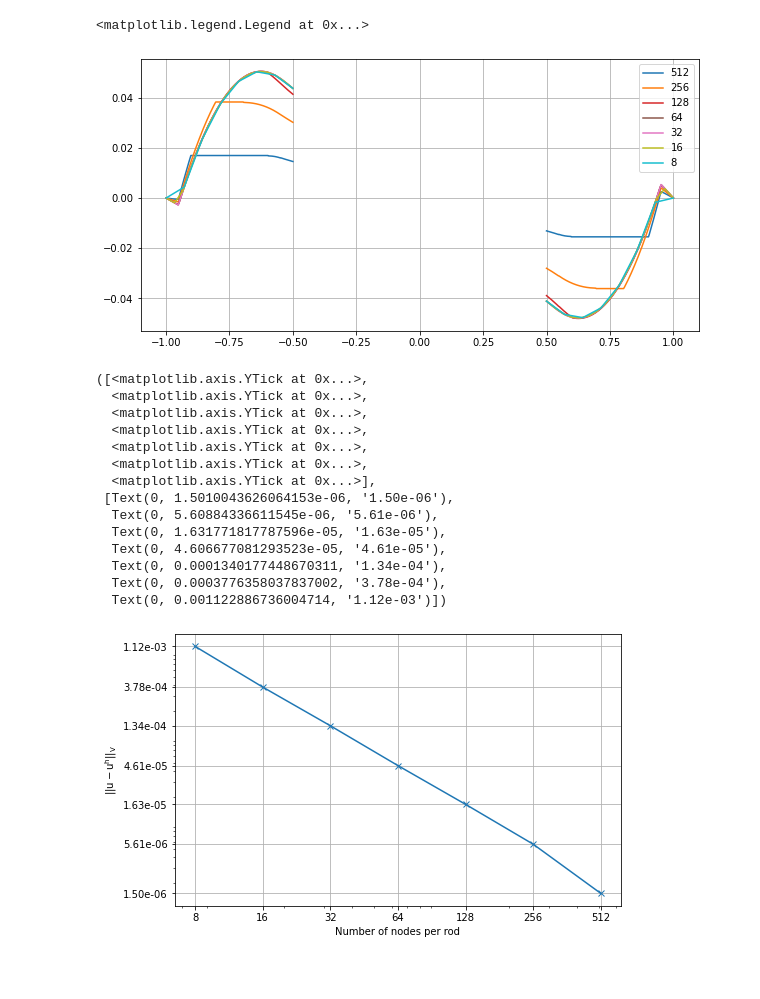
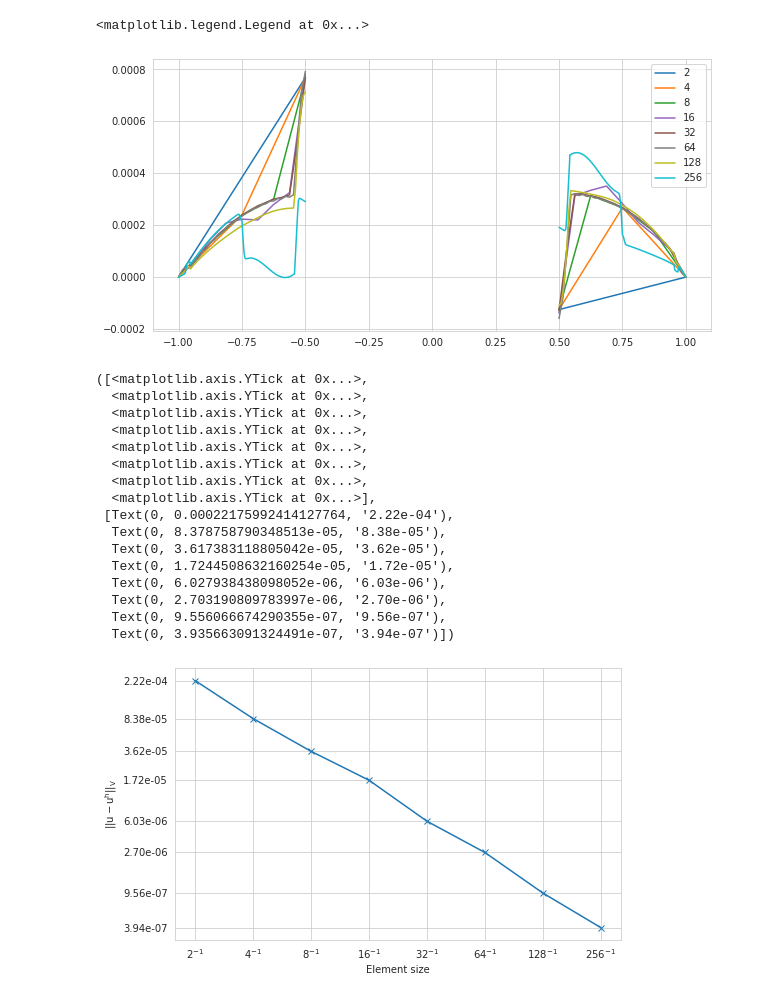
Before and after one commit to KOS-UJ/Spring-Rods-System-Approximation, a Jupyter notebook: experiments/error_estimate.ipynb, the cells around one changed output. Cells and saved outputs as stored; diff of their text form; code cells hidden in the pictures; blank space fills up the shorter version.

```diff
--- a/experiments/error_estimate.ipynb
+++ b/experiments/error_estimate.ipynb
@@ -45,7 +43,10 @@ nodes_num_grid = [512, 256, 128, 64, 32, 16, 8]
+# %%
+ref_quantization = 512
+quantization_grid = [2, 4, 8, 16, 32, 64, 128, 256]
 # %%
 model = SpringRodsSystemSetup(
     **setup,
-    nodes_num=1024
+    step_size=1 / ref_quantization
 )
 
 solver = SpringRodsSystemSolver(model)
@@ -54,42 +55,43 @@ reference_solution = solver()
 
 reference_domain = np.concatenate((model.domain[0], model.domain[1]))
 # %%
-cmap = plt.cm.get_cmap('tab10', len(nodes_num_grid))
+cmap = plt.cm.get_cmap('tab10', len(quantization_grid))
 # %%
 fig = plt.gcf()
 fig.set_size_inches(10, 5)
 
 error_norm = []
 
-for idx, nodes_num in enumerate(tqdm(nodes_num_grid)):
+for idx, quantization in enumerate(tqdm(quantization_grid)):
     model = SpringRodsSystemSetup(
         **setup,
-        nodes_num=nodes_num
+        step_size=1 / quantization
     )
     solver = SpringRodsSystemSolver(model)
     solution = solver(model)
 
     curr_domain = np.concatenate((model.domain[0], model.domain[1]))
     err = solution - approximate_in_positions(reference_solution, reference_domain, curr_domain)
     error_norm.append(l2_norm(values=err, nodes=curr_domain))
 
-    plt.plot(model.domain[0], err[:model.domain[0].size], color=cmap(idx), label=f'{nodes_num_grid[idx]}')
+    plt.plot(model.domain[0], err[:model.domain[0].size], color=cmap(idx), label=f'{quantization_grid[idx]}')
     plt.plot(model.domain[1], err[model.domain[0].size:], color=cmap(idx))
 
 plt.legend()
 # %% [output]
 <matplotlib.legend.Legend at 0x...>
-[figure, old version]
+[figure, new version]
 # %%
 fig = plt.gcf()
 fig.set_size_inches(8, 5)
 
-plt.plot(nodes_num_grid, error_norm, marker='x')
-plt.xlabel('Number of nodes per rod')
+plt.plot(quantization_grid, error_norm, marker='x')
+plt.xlabel('Element size')
 plt.ylabel('$||u - u^h||_V$')
 plt.xscale('log')
 plt.yscale('log')
-plt.xticks(nodes_num_grid, nodes_num_grid)
+# plt.xticks(quantization_grid, [f'$\\frac{{1}}{{{q}}}$' for q in quantization_grid], fontsize=16)
+plt.xticks(quantization_grid, [f'${{{q}}}^{{-1}}$' for q in quantization_grid])
 plt.yticks(error_norm, [f'{err:.2e}' for err in error_norm])
 # %% [output]
 ([<matplotlib.axis.YTick at 0x...>,
@@ -98,12 +100,14 @@ plt.yticks(error_norm, [f'{err:.2e}' for err in error_norm])
   <matplotlib.axis.YTick at 0x...>,
   <matplotlib.axis.YTick at 0x...>,
   <matplotlib.axis.YTick at 0x...>,
+  <matplotlib.axis.YTick at 0x...>,
   <matplotlib.axis.YTick at 0x...>],
- [Text(0, 1.5010043626064153e-06, '1.50e-06'),
-  Text(0, 5.60884336611545e-06, '5.61e-06'),
-  Text(0, 1.631771817787596e-05, '1.63e-05'),
-  Text(0, 4.606677081293523e-05, '4.61e-05'),
-  Text(0, 0.0001340177448670311, '1.34e-04'),
-  Text(0, 0.0003776358037837002, '3.78e-04'),
-  Text(0, 0.001122886736004714, '1.12e-03')])
+ [Text(0, 0.00022175992414127764, '2.22e-04'),
+  Text(0, 8.378758790348513e-05, '8.38e-05'),
+  Text(0, 3.617383118805042e-05, '3.62e-05'),
+  Text(0, 1.7244508632160254e-05, '1.72e-05'),
+  Text(0, 6.027938438098052e-06, '6.03e-06'),
+  Text(0, 2.703190809783997e-06, '2.70e-06'),
+  Text(0, 9.556066674290355e-07, '9.56e-07'),
+  Text(0, 3.935663091324491e-07, '3.94e-07')])
-[figure, old version]
+[figure, new version]
```
Also changed, not shown: parts of 1 cell of this notebook, 6 other files.
